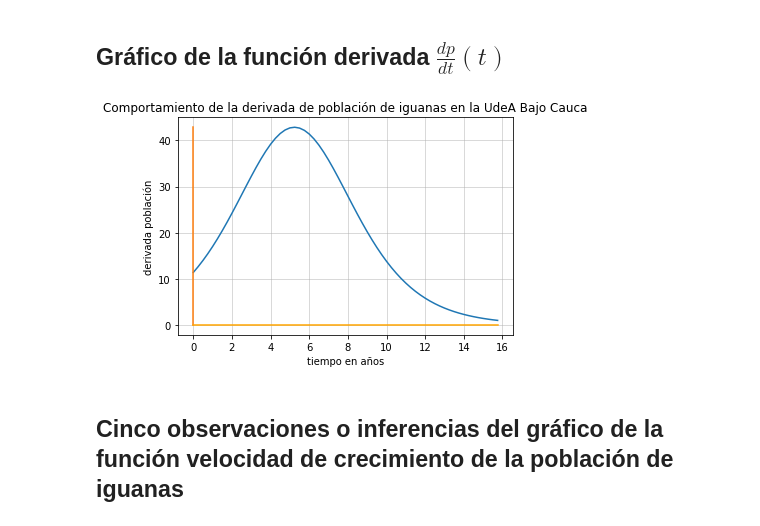
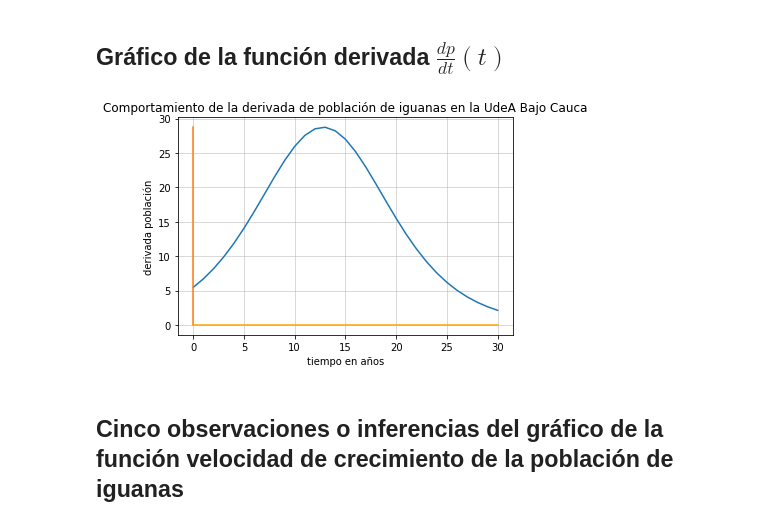
Before and after one commit to marco-canas/edo, a Jupyter notebook: banco_preguntas/trabajo_final_dinamica_poblacional/7_olivar_montes_edwin/especies_en_riesgo_edwin.ipynb, the cells around one changed output. Cells and saved outputs as stored; diff of their text form; code cells hidden in the pictures.

```diff
--- a/banco_preguntas/trabajo_final_dinamica_poblacional/7_olivar_montes_edwin/especies_en_riesgo_edwin.ipynb
+++ b/banco_preguntas/trabajo_final_dinamica_poblacional/7_olivar_montes_edwin/especies_en_riesgo_edwin.ipynb
@@ -176,30 +114,30 @@ ax.grid(alpha = 0.6)
 ## Gráfico de la función derivada $\frac{dp}{dt}(t)$
 # %%
 def p(t):
-    return 350/(13*np.exp(-0.49*t) + 1)
+    return 500/(19*np.exp(-0.23*t) + 1)
 # %%
-def derivada_de_p(t):
-    return 0.49*p(t)*(1-p(t)/350)
+def derivada_p(t):
+    return 0.23*p(t)*(1-p(t)/500)
 # %%
 import numpy as np
 import matplotlib.pyplot as plt
 
 fig, ax = plt.subplots()
 
 ax.set(title = 'Comportamiento de la derivada de población de iguanas en la UdeA Bajo Cauca',\
       xlabel = 'tiempo en años', ylabel = 'derivada población')
 
-dominio = np.arange(0,16, 0.25)
-l = 350
-rango = [derivada_de_p(t) for t in dominio]
+dominio = np.arange(0,31)
+l = 500
+rango = [derivada_p(t) for t in dominio]
 
 ax.plot(dominio, rango) # grafica de la curva derivada de población
 ax.plot([0, 0], [0, np.max(rango)]) # grafico del eje vertical
 ax.plot([np.min(dominio), np.max(dominio)], [0,0], 'orange')   # gráfico del eje horizontal
 
 ax.grid(alpha = 0.6)
 # %% [output]
-[figure, old version]
+[figure, new version]
 # %% [markdown]
 ## Cinco observaciones o inferencias del gráfico de la función velocidad de crecimiento de la población de iguanas
 # %% [markdown]
```
Also changed, not shown: parts of 26 cells of this notebook.
